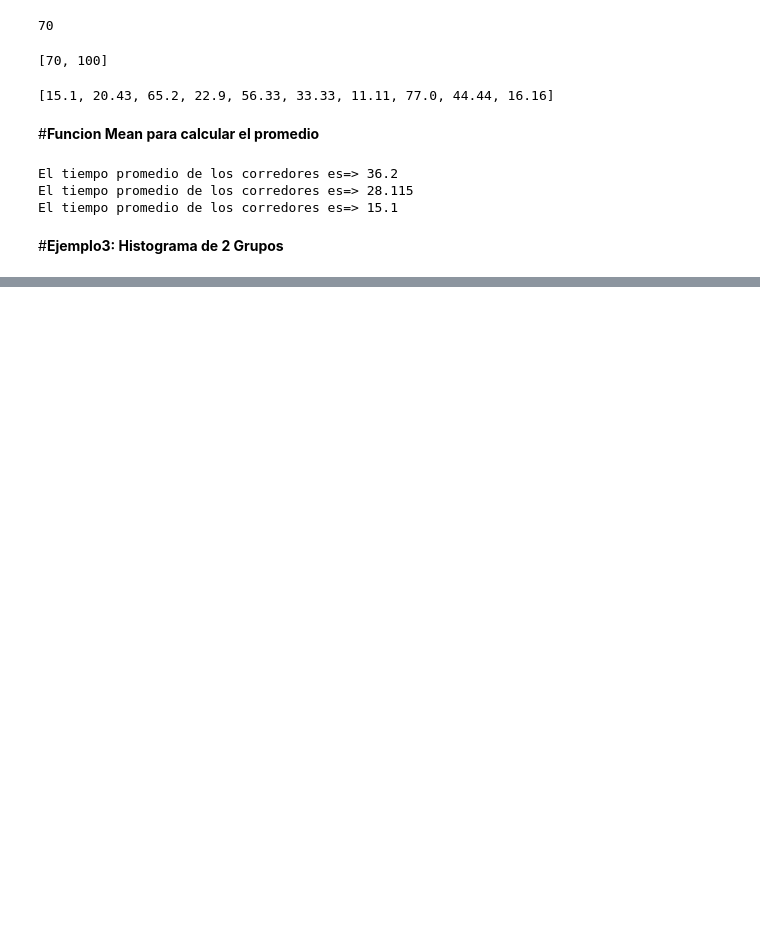
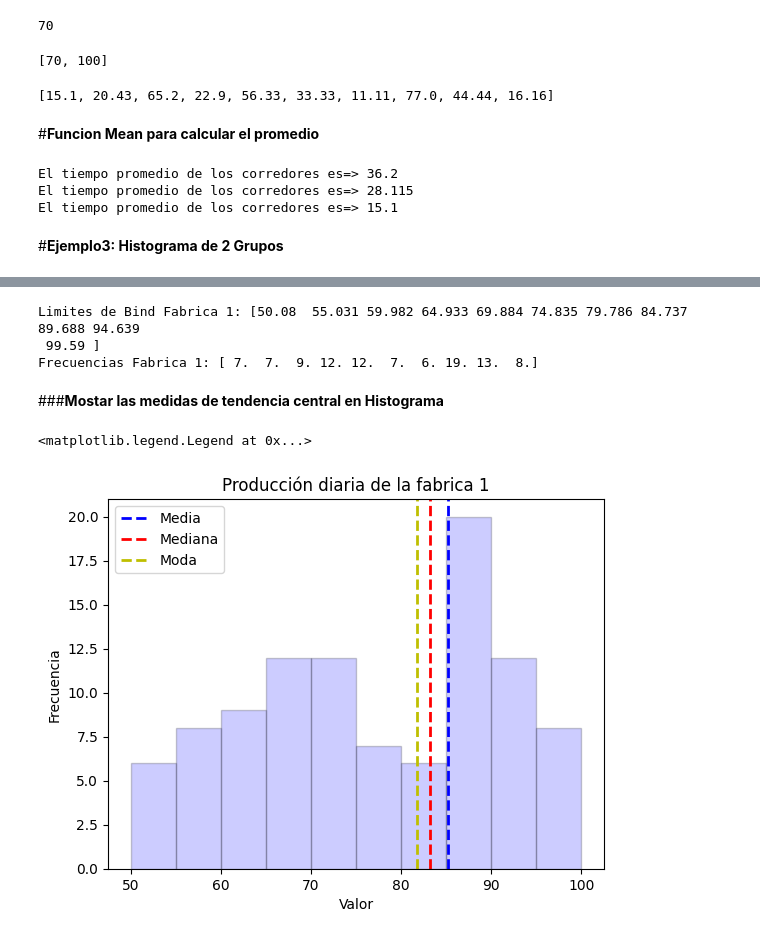
Before and after one commit to 25041095-HDEZ/Probabilidad, a Jupyter notebook: Unidad 1/PRO_U1_Practica_1.ipynb, the cells around one changed output, grey strips where cells are left out. Saved outputs shown, nothing was run; the diff lists cells and outputs as text; code cells hidden in the pictures; blank space fills up the shorter version.

```diff
--- a/Unidad 1/PRO_U1_Practica_1.ipynb
+++ b/Unidad 1/PRO_U1_Practica_1.ipynb
@@ -157,0 +158,26 @@ plt.show()
+# %%
+# Mostrar los rangos y frecuencias
+counts1, bins1, patches1, = ax1.hist(fabrica1)
+print("Limites de Bind Fabrica 1:", bins1)
+print("Frecuencias Fabrica 1:", counts1)
+# %% [output]
+Limites de Bind Fabrica 1: [50.08  55.031 59.982 64.933 69.884 74.835 79.786 84.737 89.688 94.639
+ 99.59 ]
+Frecuencias Fabrica 1: [ 7.  7.  9. 12. 12.  7.  6. 19. 13.  8.]
+# %% [markdown]
+###**Mostar las medidas de tendencia central en Histograma**
+# %%
+rangos = [50,55,60,65, 70, 75,80,85, 90, 95, 100]   # definir rangos de bins
+plt.hist(fabrica1, bins=rangos, alpha=0.2, color='b'
+, edgecolor = "black")
+plt.axvline(media1, color='b', linestyle='dashed', linewidth=2, label='Media')
+plt. axvline(mediana1, color='r', linestyle='dashed', linewidth=2, label='Mediana')
+plt. axvline(moda1, color='y', linestyle='dashed'
+, linewidth=2, label= 'Moda')
+plt.xlabel('Valor')
+plt.ylabel('Frecuencia')
+plt.title("Producción diaria de la fabrica 1")
+plt. legend ()
+# %% [output]
+<matplotlib.legend.Legend at 0x...>
+[figure, added]
```
Also changed, not shown: parts of 8 cells of this notebook.
